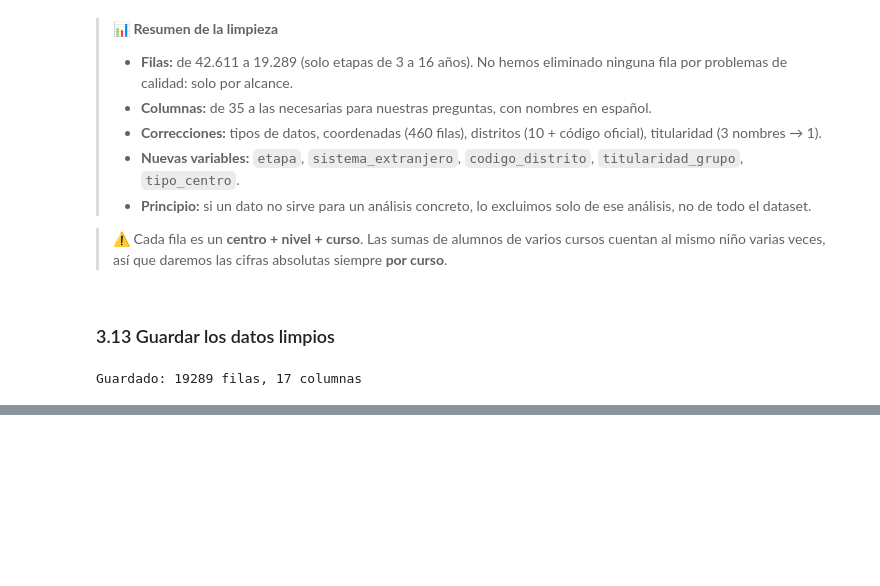
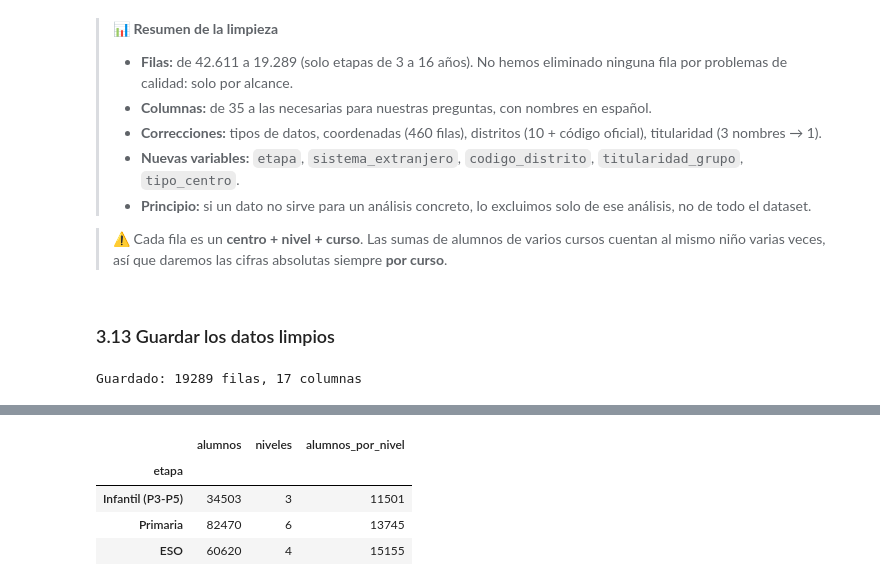
Before and after one commit to esrakesken/eda-educacion-barcelona, a Jupyter notebook: notebooks/01_eda_educacion_bcn.ipynb, the cells around one changed output, grey strips where cells are left out. Drawn from its saved outputs; the diff is of its cells as text; code cells hidden in the pictures; blank space fills up the shorter version.

```diff
--- a/notebooks/01_eda_educacion_bcn.ipynb
+++ b/notebooks/01_eda_educacion_bcn.ipynb
@@ -703,0 +789,13 @@ Guardado: 19289 filas, 17 columnas
+# %%
+NIVELES_POR_ETAPA = {"Infantil (P3-P5)": 3, "Primaria": 6, "ESO": 4}
+
+por_nivel = alumnos_por_etapa.to_frame("alumnos")
+por_nivel["niveles"] = por_nivel.index.map(NIVELES_POR_ETAPA)
+por_nivel["alumnos_por_nivel"] = (por_nivel["alumnos"] / por_nivel["niveles"]).round().astype(int)
+por_nivel
+# %% [output]
+|  | alumnos | niveles | alumnos_por_nivel |
+| etapa |  |  |  |
+| Infantil (P3-P5) | 34503 | 3 | 11501 |
+| Primaria | 82470 | 6 | 13745 |
+| ESO | 60620 | 4 | 15155 |
```
Also changed, not shown: parts of 11 cells of this notebook.
